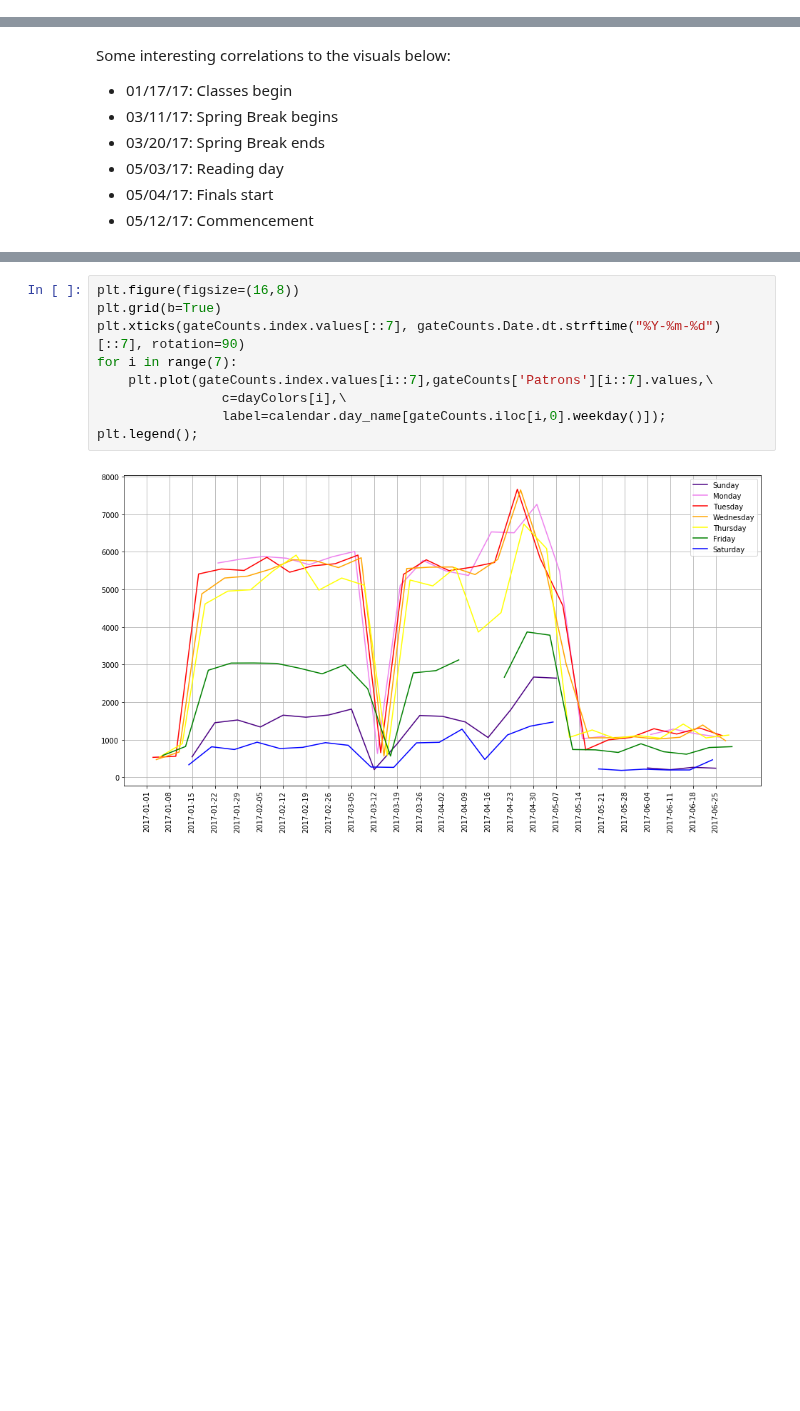
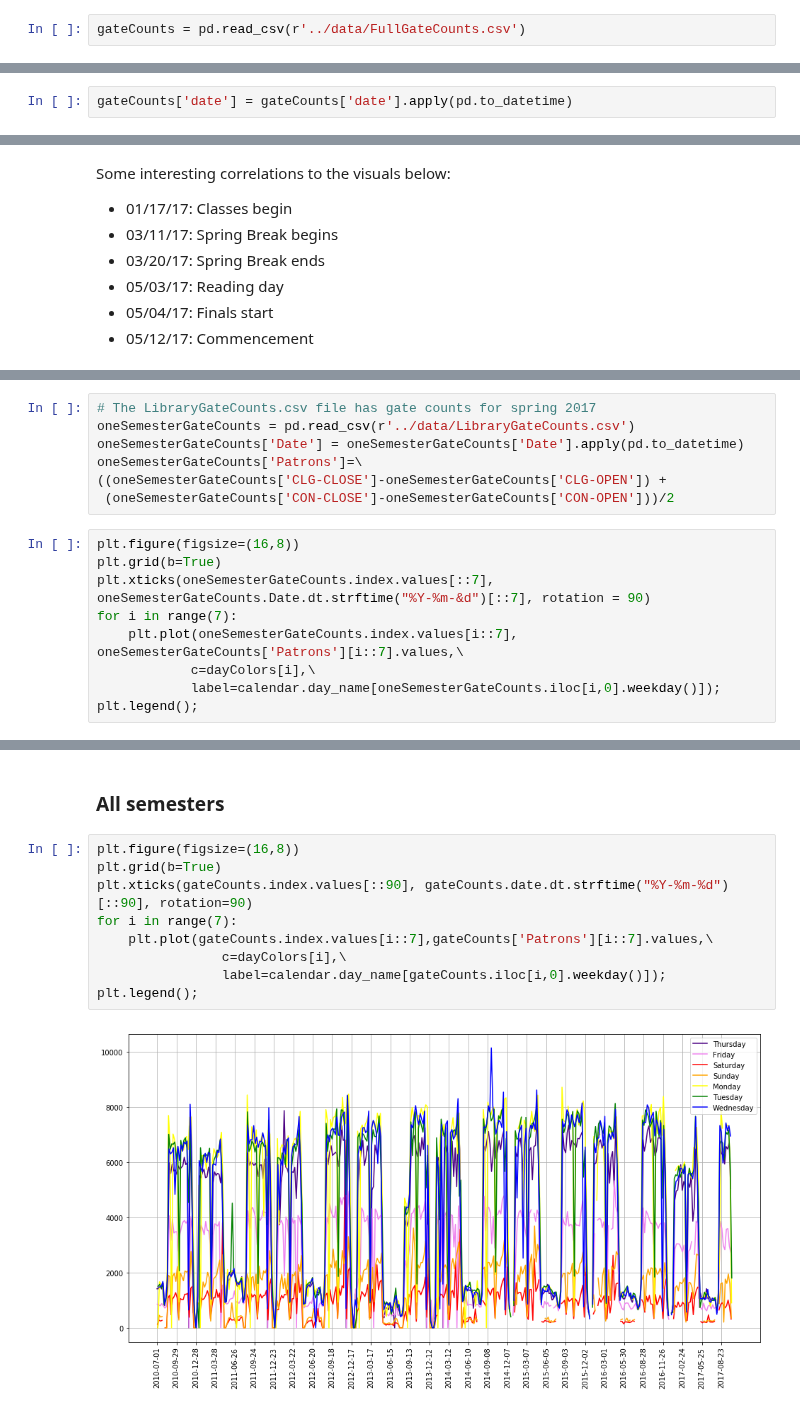
Before and after one commit to UNCG-CSE/Library-Computer-Usage-Analysis, a Jupyter notebook: src/LibraryGateCounts.ipynb, the cells around one changed output, grey strips where cells are left out. Saved outputs shown, nothing was run; the diff lists cells and outputs as text; blank space fills up the shorter version.

Commit message:
Updated changes to LibraryGateCounts with accompanying references in README and data sources

```diff
--- a/src/LibraryGateCounts.ipynb
+++ b/src/LibraryGateCounts.ipynb
@@ -14,0 +9,2 @@ gateCounts['Date'] = gateCounts['Date'].apply(pd.to_datetime)
+# %%
+gateCounts = pd.read_csv(r'../data/FullGateCounts.csv')
@@ -15,3 +20,5 @@ gateCounts['Date'] = gateCounts['Date'].apply(pd.to_datetime)
+# %%
+gateCounts['date'] = gateCounts['date'].apply(pd.to_datetime)
 # %% [markdown]
 - The gate counts are taken twice a day, once at open and once at close.
 - Jackson Library: College Avenue entrance (CLG)
@@ -45,0 +72,16 @@ Some interesting correlations to the visuals below:
+# %%
+# The LibraryGateCounts.csv file has gate counts for spring 2017
+oneSemesterGateCounts = pd.read_csv(r'../data/LibraryGateCounts.csv')
+oneSemesterGateCounts['Date'] = oneSemesterGateCounts['Date'].apply(pd.to_datetime)
+oneSemesterGateCounts['Patrons']=\
+((oneSemesterGateCounts['CLG-CLOSE']-oneSemesterGateCounts['CLG-OPEN']) +
+ (oneSemesterGateCounts['CON-CLOSE']-oneSemesterGateCounts['CON-OPEN']))/2
+# %%
+plt.figure(figsize=(16,8))
+plt.grid(b=True)
+plt.xticks(oneSemesterGateCounts.index.values[::7], oneSemesterGateCounts.Date.dt.strftime("%Y-%m-&d")[::7], rotation = 90)
+for i in range(7):
+    plt.plot(oneSemesterGateCounts.index.values[i::7], oneSemesterGateCounts['Patrons'][i::7].values,\
+            c=dayColors[i],\
+            label=calendar.day_name[oneSemesterGateCounts.iloc[i,0].weekday()]);
+plt.legend();
@@ -46,11 +90,13 @@ Some interesting correlations to the visuals below:
+# %% [markdown]
+### All semesters
 # %%
 plt.figure(figsize=(16,8))
 plt.grid(b=True)
-plt.xticks(gateCounts.index.values[::7], gateCounts.Date.dt.strftime("%Y-%m-%d")[::7], rotation=90)
+plt.xticks(gateCounts.index.values[::90], gateCounts.date.dt.strftime("%Y-%m-%d")[::90], rotation=90)
 for i in range(7):
     plt.plot(gateCounts.index.values[i::7],gateCounts['Patrons'][i::7].values,\
                 c=dayColors[i],\
                 label=calendar.day_name[gateCounts.iloc[i,0].weekday()]);
 plt.legend();
 # %% [output]
-[figure, old version]
+[figure, new version]
```
Also changed, not shown: parts of 46 cells of this notebook, 4 other files.
